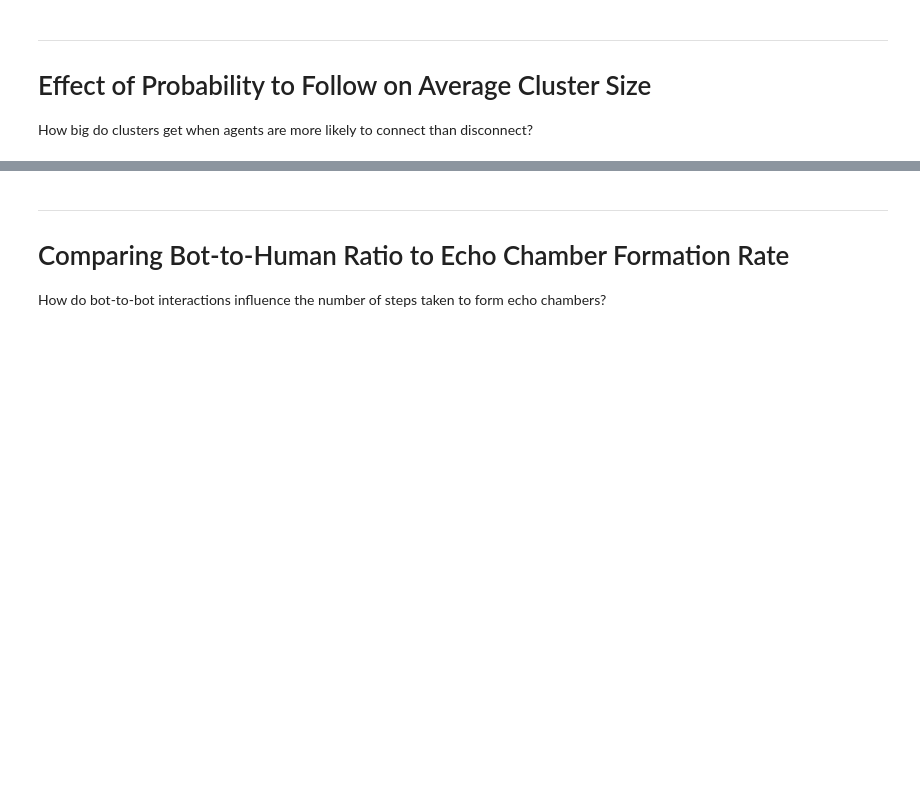
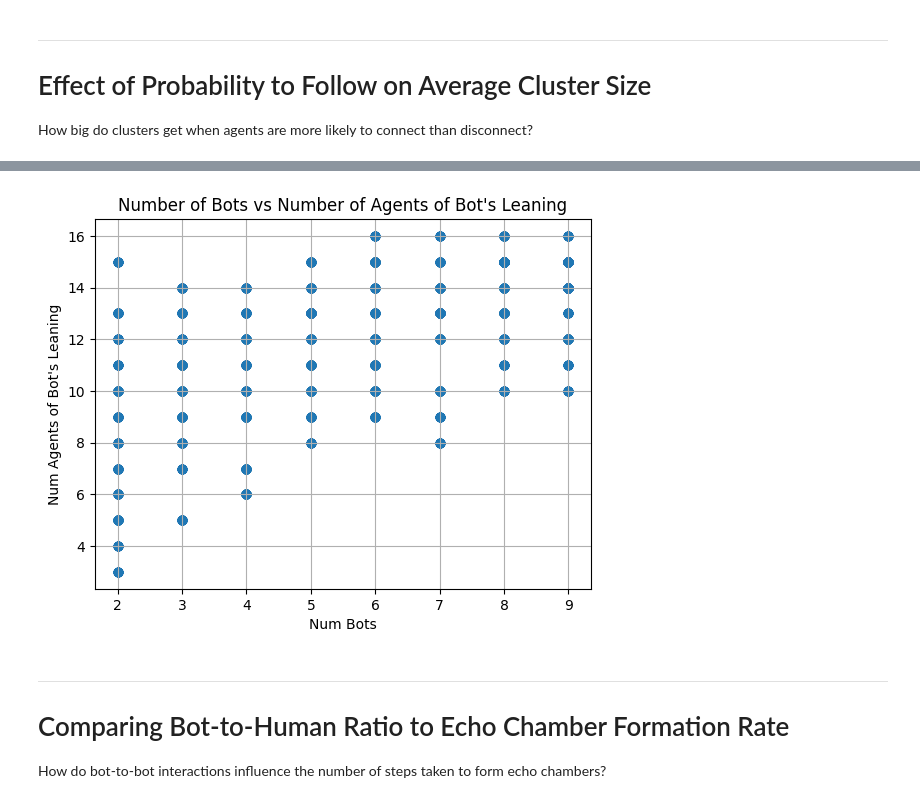
Before and after one commit to y8ahmed/eecs4461-project, a Jupyter notebook: notebooks/analysis.ipynb, the cells around one changed output, grey strips where cells are left out. Saved outputs shown, nothing was run; the diff lists cells and outputs as text; code cells hidden in the pictures; blank space fills up the shorter version.

```diff
--- a/notebooks/analysis.ipynb
+++ b/notebooks/analysis.ipynb
@@ -152,14 +227,13 @@ How do bot-to-bot interactions influence the number of steps taken to form echo
 # %%
-fixed_params3 = {"num_nodes": 20, "avg_node_degree": 3, "num_cons_bots": 2, "num_prog_bots": 2, "positive_chance": 0.5, "become_neutral_chance": 0.5}
+fixed_params3 = {"num_nodes": 20, "num_prog_bots": 3, "avg_node_degree": 5, "positive_chance": 1, "become_neutral_chance": 0.2}
 
-# TODO when #bot interactions is made, plot that instead
-variable_params3 = {"num_cons_bots": range(1, 9), "num_prog_bots": range(1, 9)}
+variable_params3 = {"num_cons_bots": range(2, 10)}
 all_params3 = fixed_params3 | variable_params3
 
 results3 = batch_run(
     TikTokEchoChamber,
     parameters=all_params3,
-    iterations=10,
+    iterations=20,
     max_steps=150,
 )
 
@@ -168,10 +256,13 @@ df3
 # %%
-plt.scatter((df3.num_cons_bots + df3.num_prog_bots), df3.Step)
-plt.xlabel("Num of Bots")
-plt.ylabel("Num of Steps")
+plt.scatter(df3.num_cons_bots, df3.Conservative)
+# plt.scatter(df3.num_prog_bots, df3.Progressive-df3.num_prog_bots)
+plt.xlabel("Num Bots")
+plt.ylabel("Num Agents of Bot's Leaning")
 plt.grid()
-plt.title("Effect of Number of Bots on Number of Steps")
+plt.title("Number of Bots vs Number of Agents of Bot's Leaning")
 plt.show()
+# %% [output]
+[figure, added]
 # %% [markdown]
 ***
 # Comparing Bot-to-Human Ratio to Echo Chamber Formation Rate
```
Also changed, not shown: parts of 24 cells of this notebook, 4 other files.
